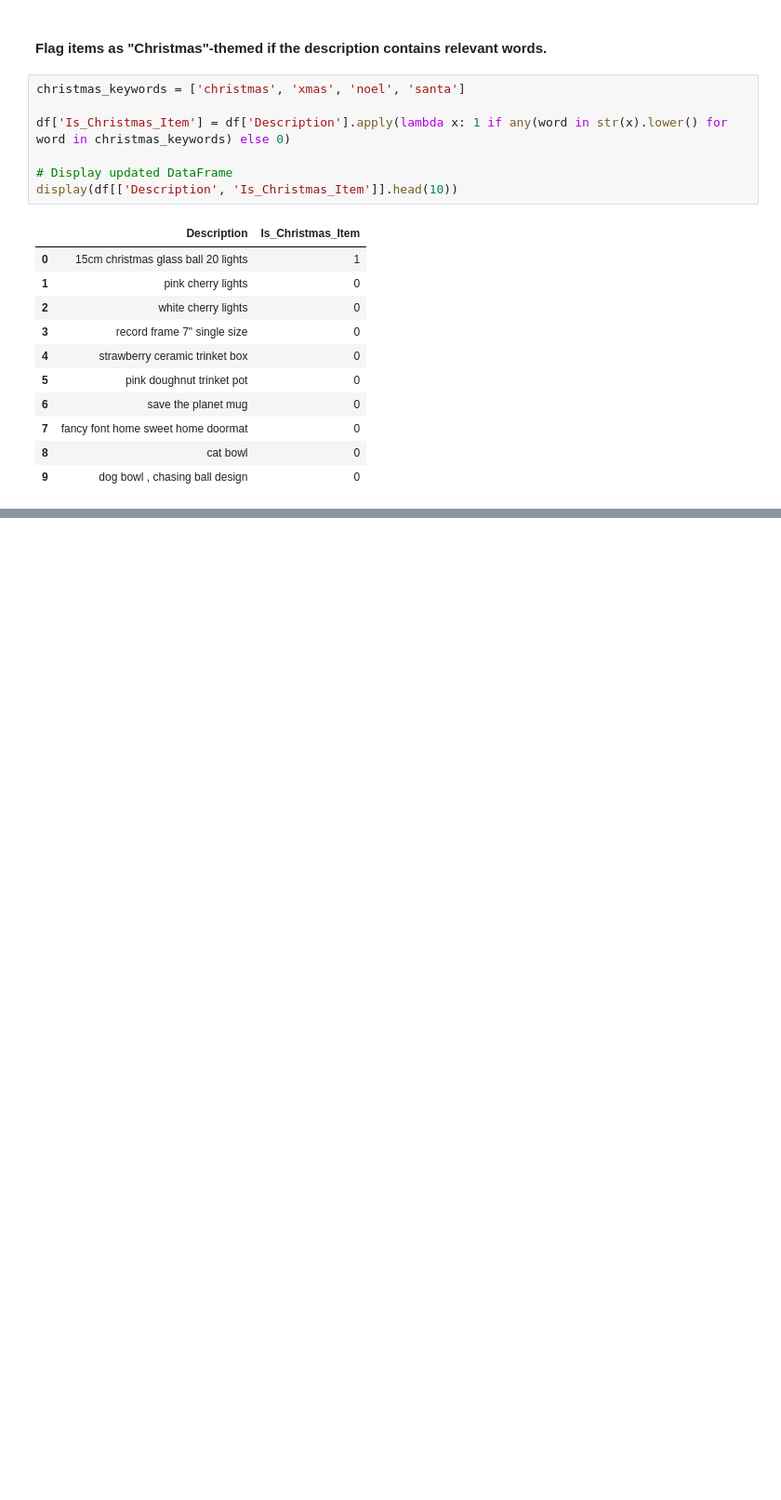
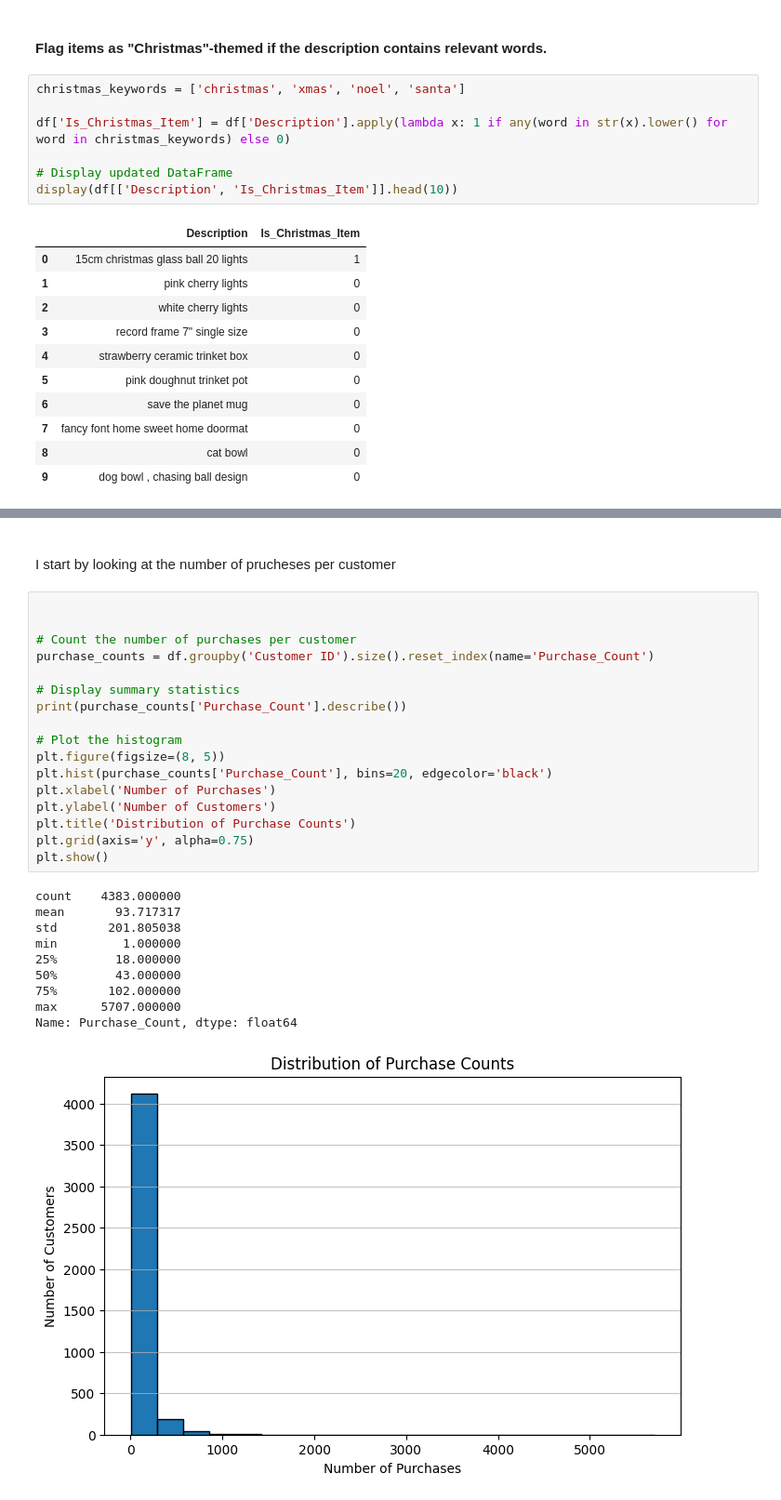
Before and after one commit to jonathanLOlsen/Data-and-things, a Jupyter notebook: 3 Data Engineering/e/DE_Task.ipynb, the cells around one changed output, grey strips where cells are left out. Shown: that part at 93% size. Saved outputs shown, nothing was run; the diff lists cells and outputs as text; blank space fills up the shorter version.

```diff
--- a/3 Data Engineering/e/DE_Task.ipynb
+++ b/3 Data Engineering/e/DE_Task.ipynb
@@ -713,0 +723,30 @@ Total Christmas-themed items: 16052
+# %% [markdown]
+<br>I start by looking at the number of prucheses per customer<br/>
+# %%
+
+
+# Count the number of purchases per customer
+purchase_counts = df.groupby('Customer ID').size().reset_index(name='Purchase_Count')
+
+# Display summary statistics
+print(purchase_counts['Purchase_Count'].describe())
+
+# Plot the histogram
+plt.figure(figsize=(8, 5))
+plt.hist(purchase_counts['Purchase_Count'], bins=20, edgecolor='black')
+plt.xlabel('Number of Purchases')
+plt.ylabel('Number of Customers')
+plt.title('Distribution of Purchase Counts')
+plt.grid(axis='y', alpha=0.75)
+plt.show()
+# %% [output]
+count    4383.000000
+mean       93.717317
+std       201.805038
+min         1.000000
+25%        18.000000
+50%        43.000000
+75%       102.000000
+max      5707.000000
+Name: Purchase_Count, dtype: float64
+[figure, added]
```
Also changed, not shown: parts of 20 cells of this notebook, 9 other files.
